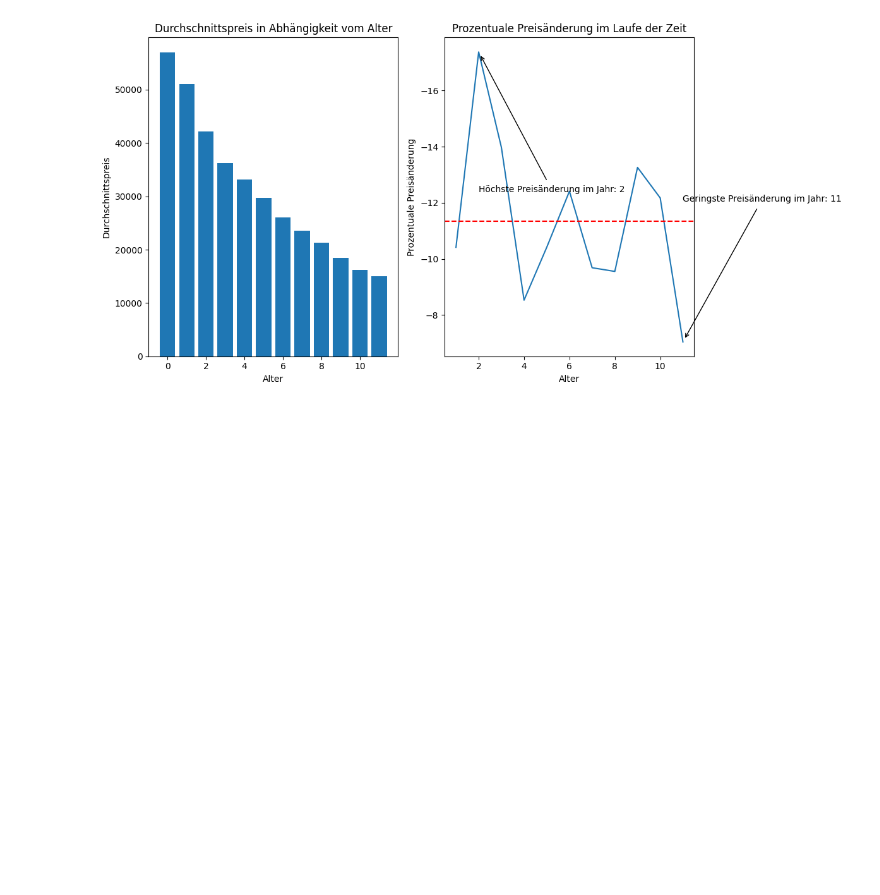
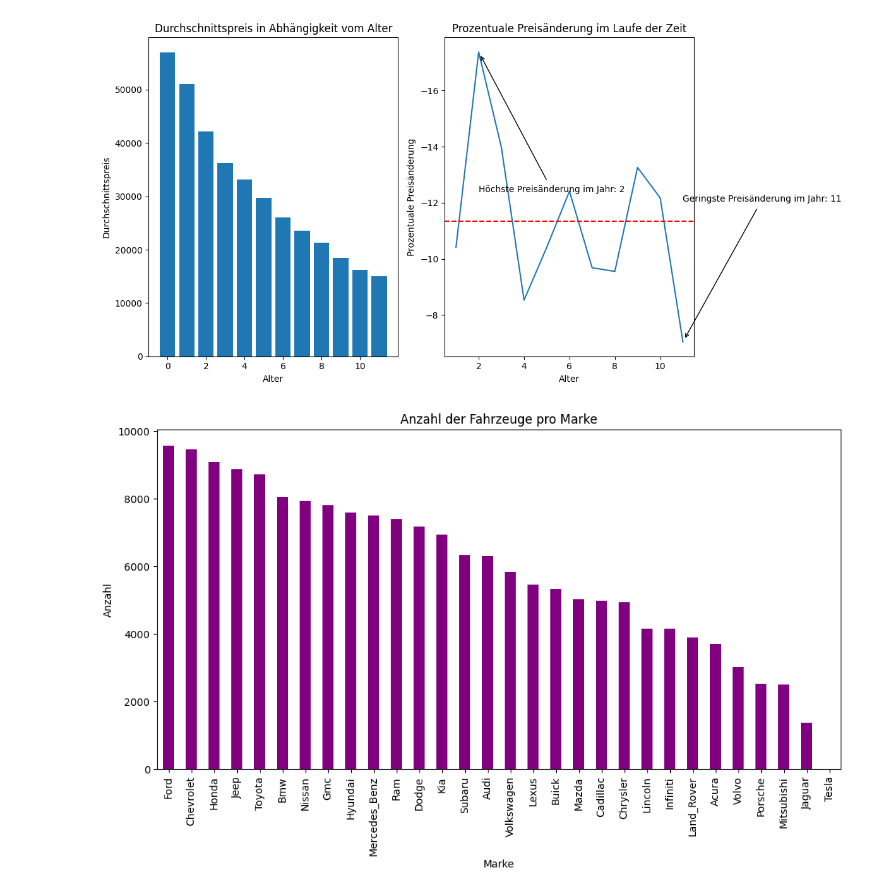
Before and after one commit to maxruffo/NewYorkCars-Analysis, a Jupyter notebook: NoteBook.ipynb, the cells around one changed output. Cells and saved outputs as stored; diff of their text form; code cells hidden in the pictures; blank space fills up the shorter version.

Commit message:
anzahl Fahrzeuge nach Brand

```diff
--- a/NoteBook.ipynb
+++ b/NoteBook.ipynb
@@ -97,3 +97,13 @@ plt.tight_layout()
 plt.show()
 # %% [output]
 [figure]
+# %%
+plt.figure(figsize=(12, 6))
+brand_counts = df['brand'].value_counts()
+brand_counts.plot(kind='bar', color='purple')
+plt.xlabel('Marke')
+plt.ylabel('Anzahl')
+plt.title('Anzahl der Fahrzeuge pro Marke')
+plt.show()
+# %% [output]
+[figure, added]
```
Also changed, not shown: 2 other files.
